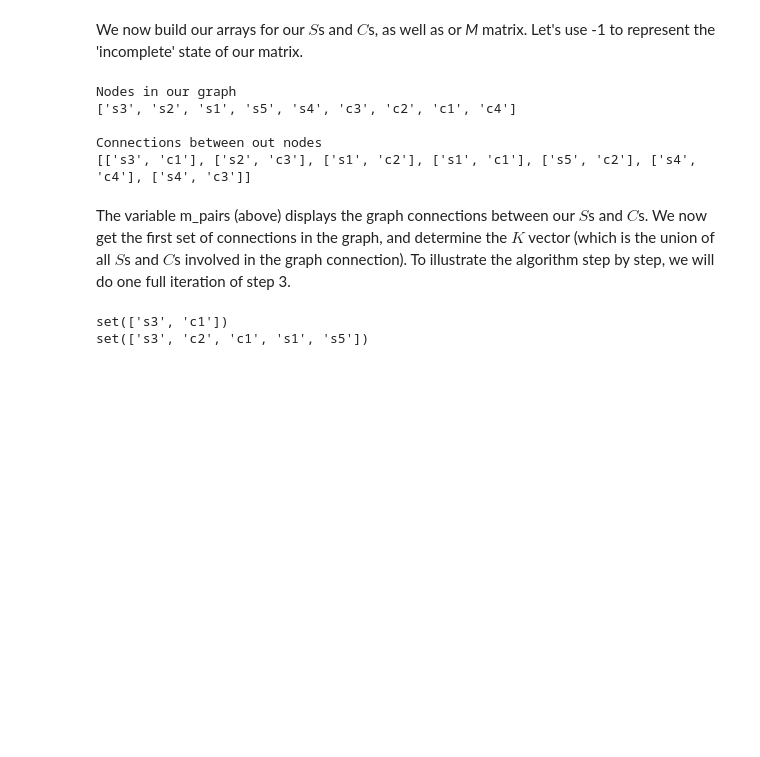
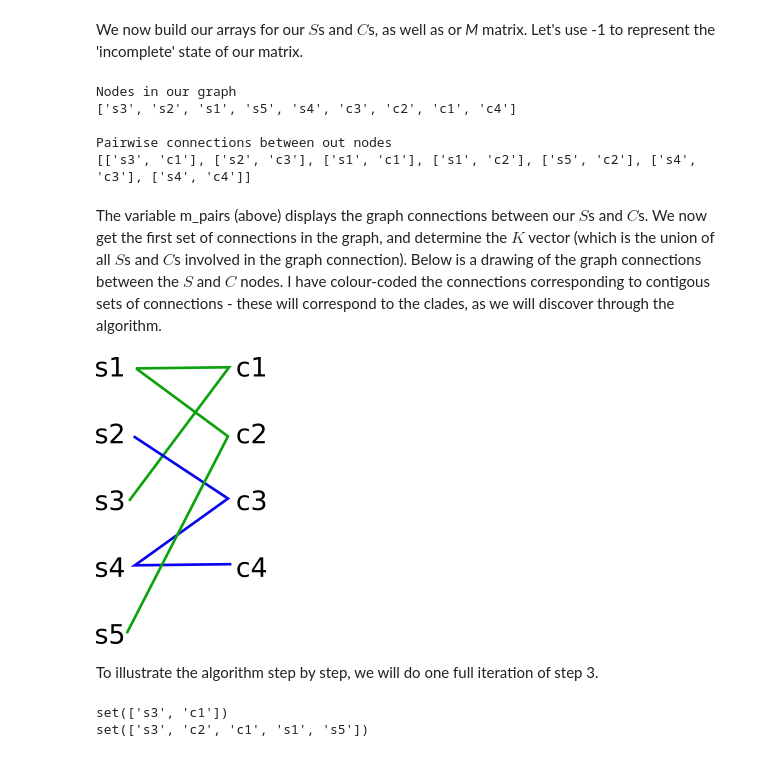
Before and after one commit to mcmero/mcmero.github.io, a Jupyter notebook: incomplete_phylogeny/incomplete_phylogeny.ipynb, the cells around one changed output. Drawn from its saved outputs; the diff is of its cells as text; code cells hidden in the pictures; blank space fills up the shorter version.

Commit message:
Added tree diagrams and graph illustration. Cleaned up some of the text

```diff
--- a/incomplete_phylogeny/incomplete_phylogeny.ipynb
+++ b/incomplete_phylogeny/incomplete_phylogeny.ipynb
@@ -74,16 +83,23 @@ m_pairs = m_graph.get_edge_pairs()
 print('Nodes in our graph')
 print(m_graph.getNodes())
 
-print('\nConnections between out nodes')
+print('\nPairwise connections between out nodes')
 print(m_graph.get_edge_pairs())
 # %% [output]
 Nodes in our graph
 ['s3', 's2', 's1', 's5', 's4', 'c3', 'c2', 'c1', 'c4']
 
-Connections between out nodes
-[['s3', 'c1'], ['s2', 'c3'], ['s1', 'c2'], ['s1', 'c1'], ['s5', 'c2'], ['s4', 'c4'], ['s4', 'c3']]
+Pairwise connections between out nodes
+[['s3', 'c1'], ['s2', 'c3'], ['s1', 'c1'], ['s1', 'c2'], ['s5', 'c2'], ['s4', 'c3'], ['s4', 'c4']]
 # %% [markdown]
-The variable m_pairs (above) displays the graph connections between our $S$s and $C$s. We now get the first set of connections in the graph, and determine the $K$ vector (which is the union of all $S$s and $C$s involved in the graph connection). To illustrate the algorithm step by step, we will do one full iteration of step 3.
+The variable m_pairs (above) displays the graph connections between our $S$s and $C$s. We now get the first set of connections in the graph, and determine the $K$ vector (which is the union of all $S$s and $C$s involved in the graph connection). Below is a drawing of the graph connections between the $S$ and $C$ nodes. I have colour-coded the connections corresponding to contigous sets of connections - these will correspond to the clades, as we will discover through the algorithm.
+# %%
+from IPython.display import Image
+Image(filename='m3_graph.png')
+# %% [output]
+[figure, added]
+# %% [markdown]
+To illustrate the algorithm step by step, we will do one full iteration of step 3.
 # %%
 def get_k(k,q,m_graph):
     '''
```
Also changed, not shown: parts of 5 cells of this notebook, 1 other file.
